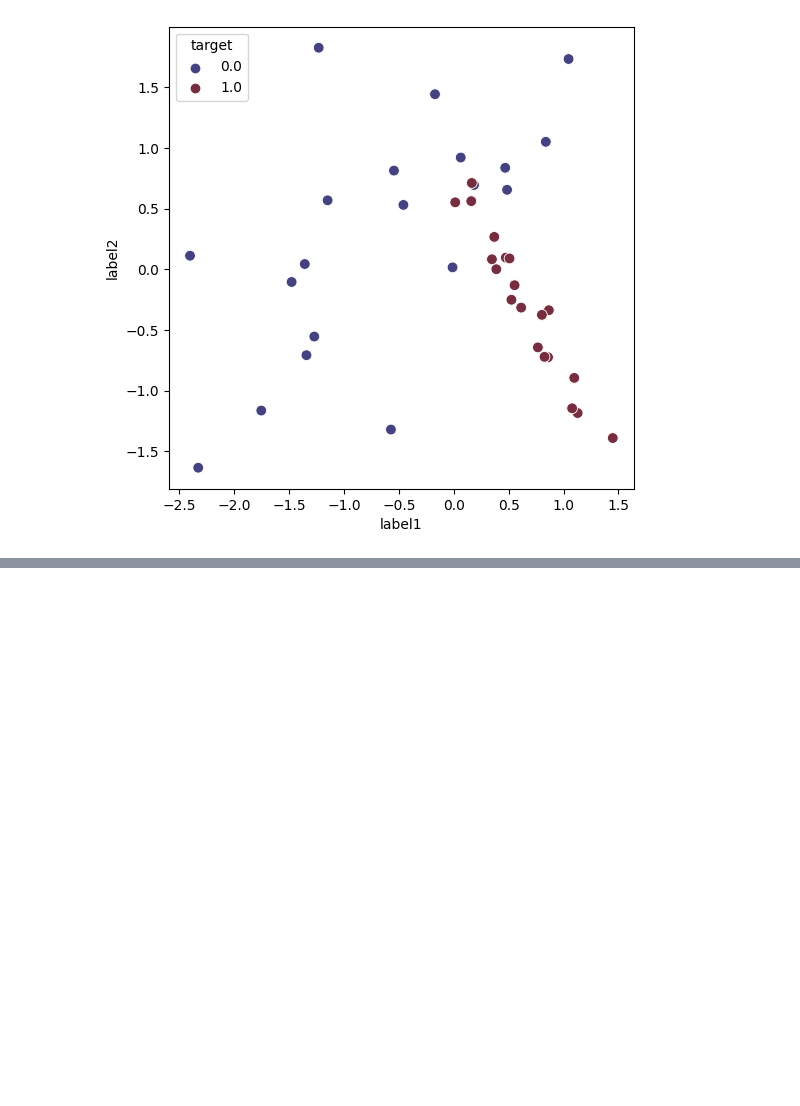
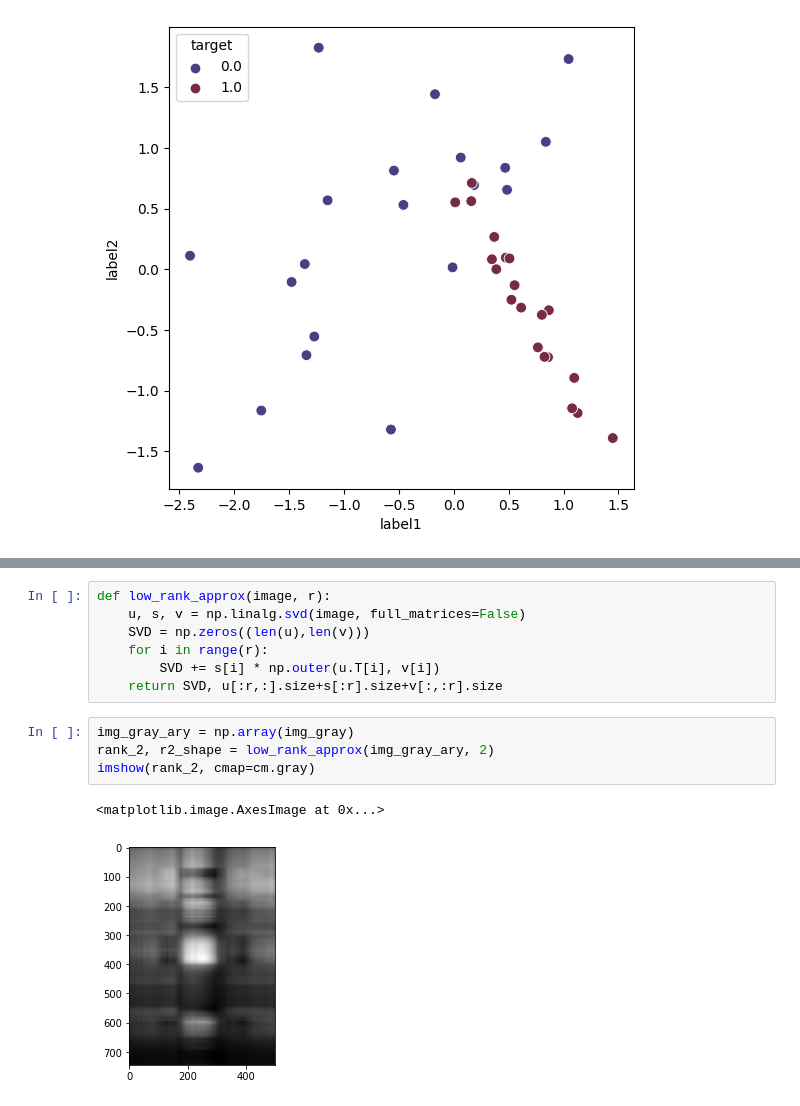
Before and after one commit to JacksonPaull/ee_460j_dslab, a Jupyter notebook: 05_lab/code.ipynb, the cells around one changed output, grey strips where cells are left out. Saved outputs shown, nothing was run; the diff lists cells and outputs as text; blank space fills up the shorter version.

```diff
--- a/05_lab/code.ipynb
+++ b/05_lab/code.ipynb
@@ -240,0 +263,14 @@ sb.scatterplot(data = principal_df , x = 'label1',y = 'label2' , hue = 'target'
+# %%
+def low_rank_approx(image, r):
+    u, s, v = np.linalg.svd(image, full_matrices=False)
+    SVD = np.zeros((len(u),len(v)))
+    for i in range(r):
+        SVD += s[i] * np.outer(u.T[i], v[i])
+    return SVD, u[:r,:].size+s[:r].size+v[:,:r].size
+# %%
+img_gray_ary = np.array(img_gray)
+rank_2, r2_shape = low_rank_approx(img_gray_ary, 2)
+imshow(rank_2, cmap=cm.gray)
+# %% [output]
+<matplotlib.image.AxesImage at 0x...>
+[figure, added]
```
Also changed, not shown: parts of 11 cells of this notebook, 2 other files.
